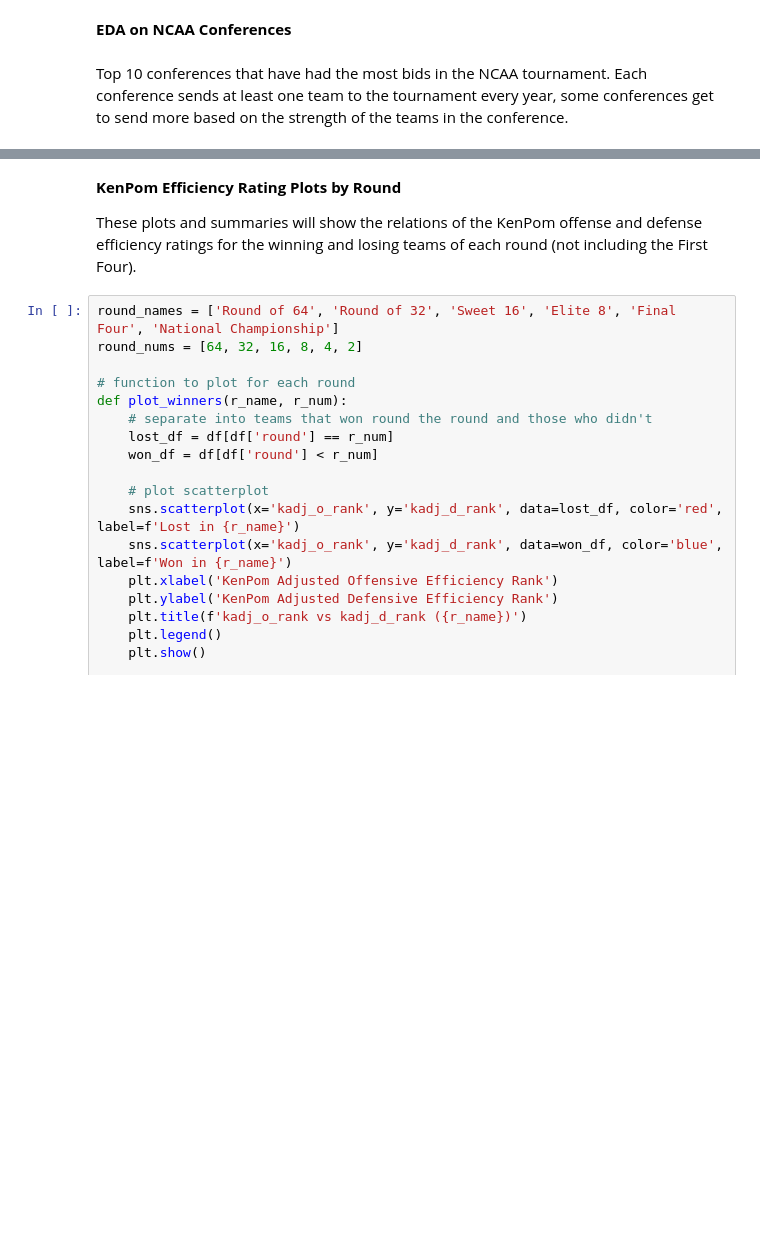
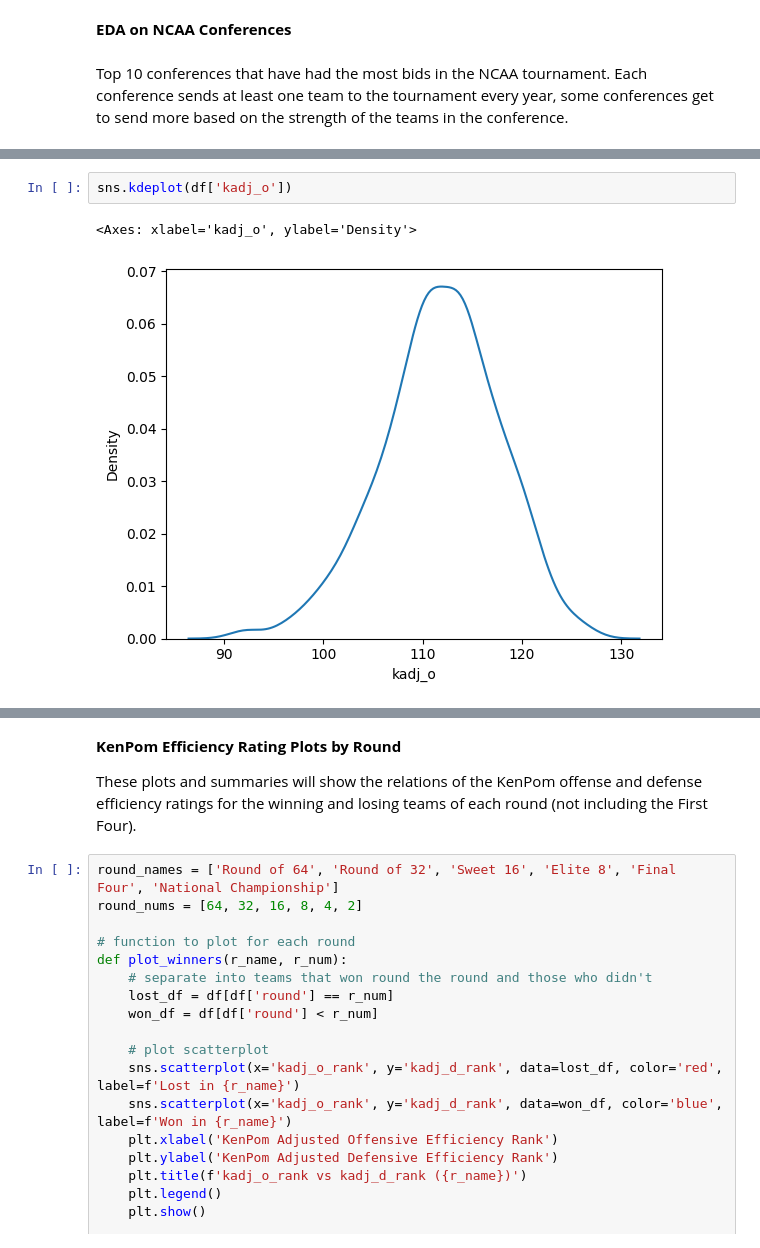
Before and after one commit to baywigg/DS3001Group, a Jupyter notebook: part_one.ipynb, the cells around one changed output, grey strips where cells are left out. Drawn from its saved outputs; the diff is of its cells as text; blank space fills up the shorter version.

```diff
--- a/part_one.ipynb
+++ b/part_one.ipynb
@@ -125,0 +128,5 @@ df.groupby('conf').count().sort_values(by = 'team', ascending = False).()
+# %%
+sns.kdeplot(df['kadj_o'])
+# %% [output]
+<Axes: xlabel='kadj_o', ylabel='Density'>
+[figure, added]
```
Also changed, not shown: parts of 8 cells of this notebook.
